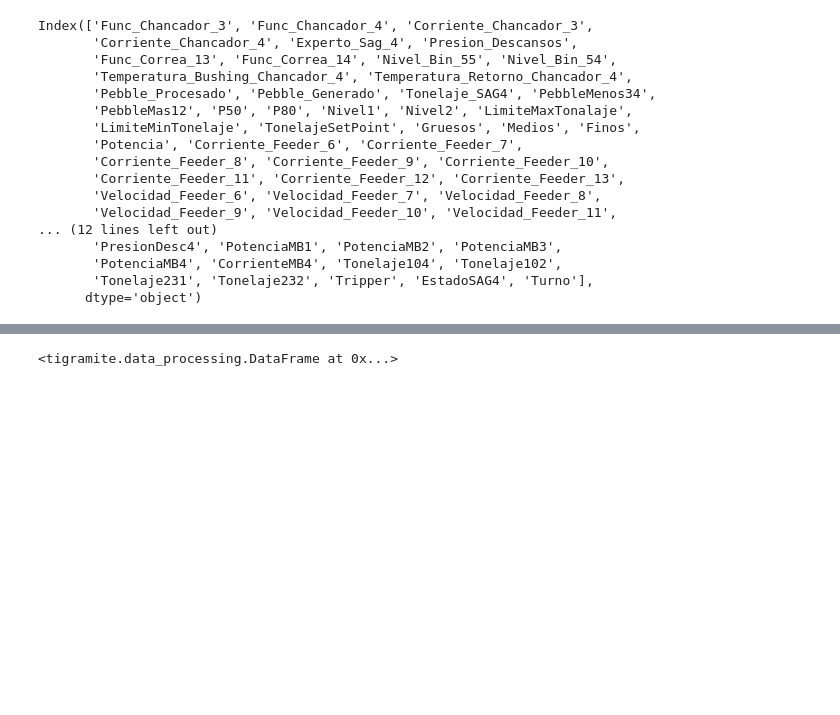
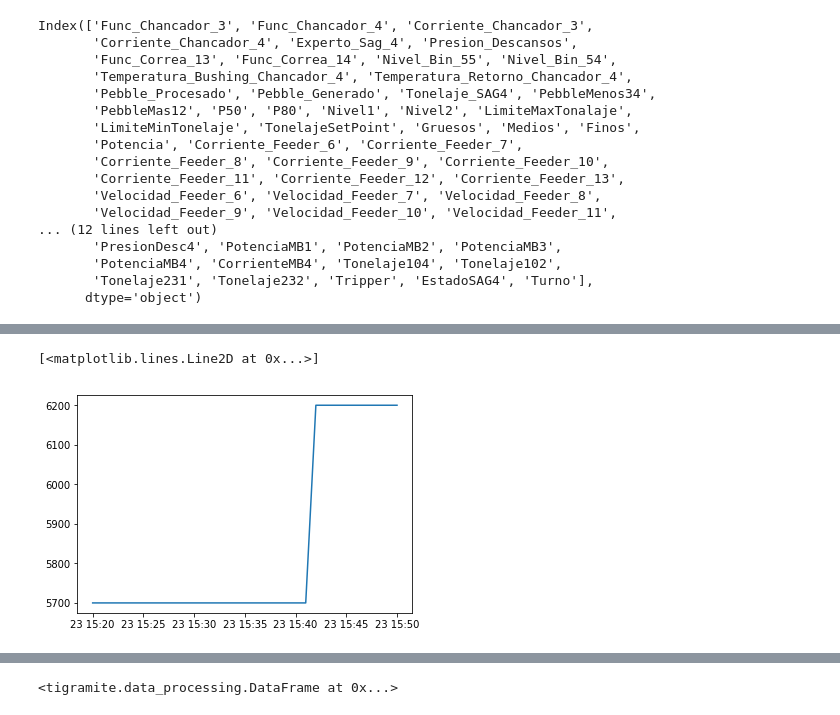
Before and after one commit to Ram12a/Finance, a Jupyter notebook: Causality.ipynb, the cells around one changed output, grey strips where cells are left out. Saved outputs shown, nothing was run; the diff lists cells and outputs as text; code cells hidden in the pictures; blank space fills up the shorter version.

```diff
--- a/Causality.ipynb
+++ b/Causality.ipynb
@@ -95,0 +111,5 @@ Index(['Func_Chancador_3', 'Func_Chancador_4', 'Corriente_Chancador_3',
+# %%
+plt.plot(Base['2017-09-23 15:20:00':'2017-09-23 15:50:00'][['LimiteMaxTonalaje']])
+# %% [output]
+[<matplotlib.lines.Line2D at 0x...>]
+[figure, added]
```
Also changed, not shown: parts of 12 cells of this notebook.
